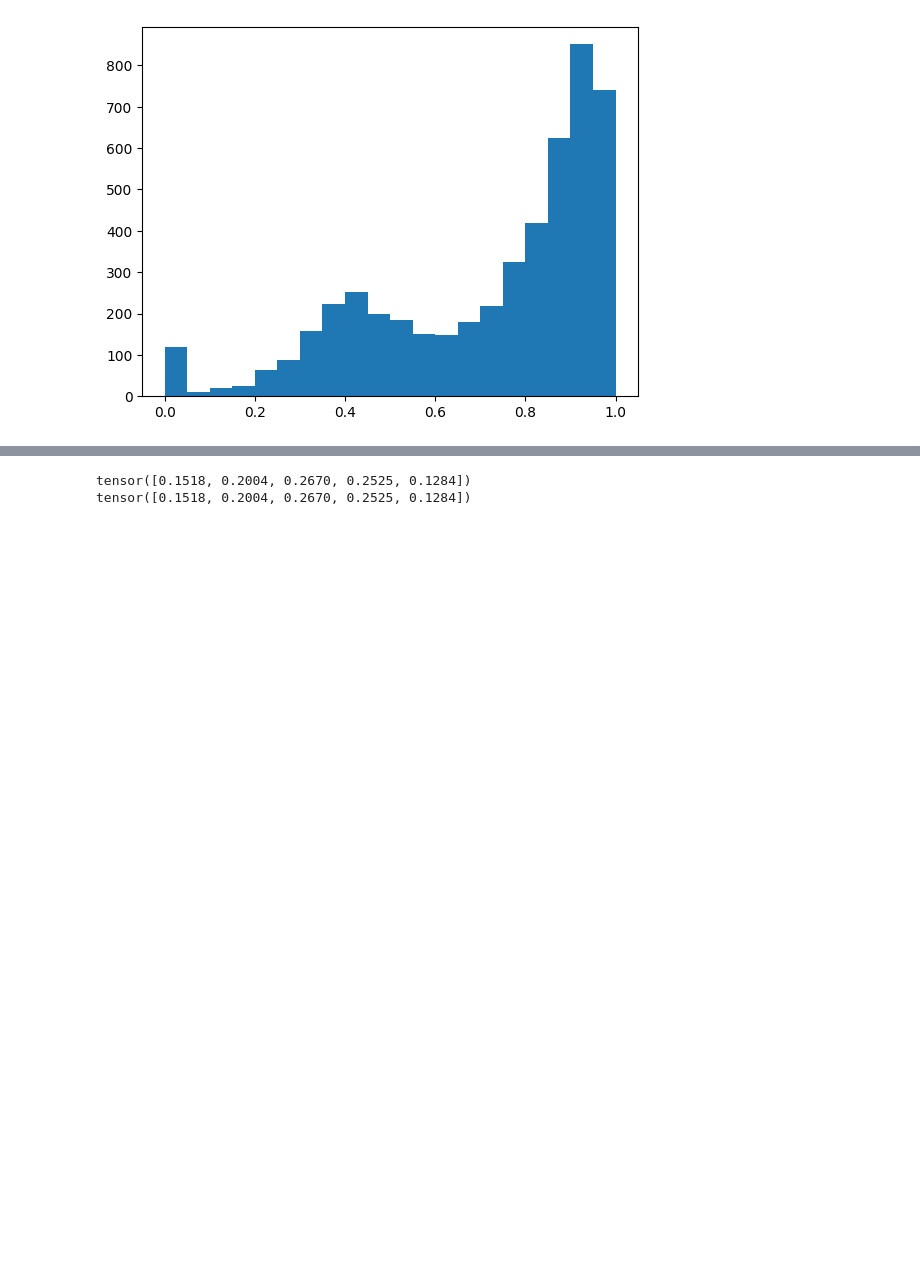
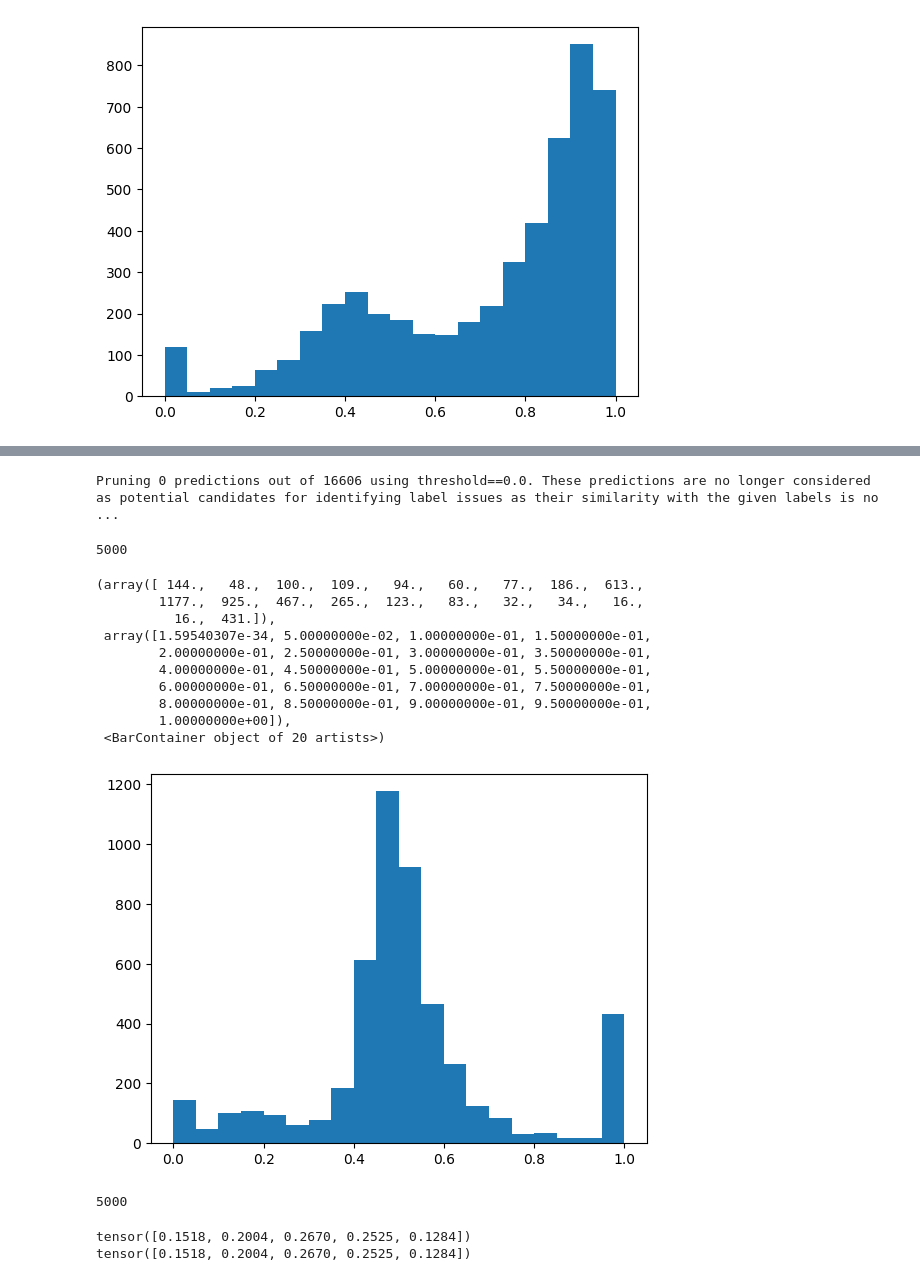
Before and after one commit to crazyboy9103/confident-learning, a Jupyter notebook: src/conflearn/implement.ipynb, the cells around one changed output, grey strips where cells are left out. Drawn from its saved outputs; the diff is of its cells as text; code cells hidden in the pictures; blank space fills up the shorter version.

```diff
--- a/src/conflearn/implement.ipynb
+++ b/src/conflearn/implement.ipynb
@@ -505,3 +526,26 @@ for j, pred in enumerate(cleanlab_predictions):
+# %%
+label_scores = get_label_quality_scores(cleanlab_labels, cleanlab_predictions)
+# %% [output]
+Pruning 0 predictions out of 16606 using threshold==0.0. These predictions are no longer considered as potential candidates for identifying label issues as their similarity with the given labels is no ...
+# %%
+len(label_scores)
+# %% [output]
+5000
+# %%
+import matplotlib.pyplot as plt
+plt.hist(label_scores, bins=20)
+# %% [output]
+(array([ 144.,   48.,  100.,  109.,   94.,   60.,   77.,  186.,  613.,
+        1177.,  925.,  467.,  265.,  123.,   83.,   32.,   34.,   16.,
+          16.,  431.]),
+ array([1.59540307e-34, 5.00000000e-02, 1.00000000e-01, 1.50000000e-01,
+        2.00000000e-01, 2.50000000e-01, 3.00000000e-01, 3.50000000e-01,
+        4.00000000e-01, 4.50000000e-01, 5.00000000e-01, 5.50000000e-01,
+        6.00000000e-01, 6.50000000e-01, 7.00000000e-01, 7.50000000e-01,
+        8.00000000e-01, 8.50000000e-01, 9.00000000e-01, 9.50000000e-01,
+        1.00000000e+00]),
+ <BarContainer object of 20 artists>)
+[figure, added]
 # %%
 temp_labels, temp_predictions = [], []
 missing_gt_indices = []
@@ -519,3 +569,7 @@ cl_swapped_scores = compute_swap_box_scores(labels=temp_labels, predictions=temp
+# %%
+len(cl_badloc_scores)
+# %% [output]
+5000
 # %%
 import torch
 a = torch.rand(5)
```
Also changed, not shown: parts of 4 cells of this notebook, 12 other files.
